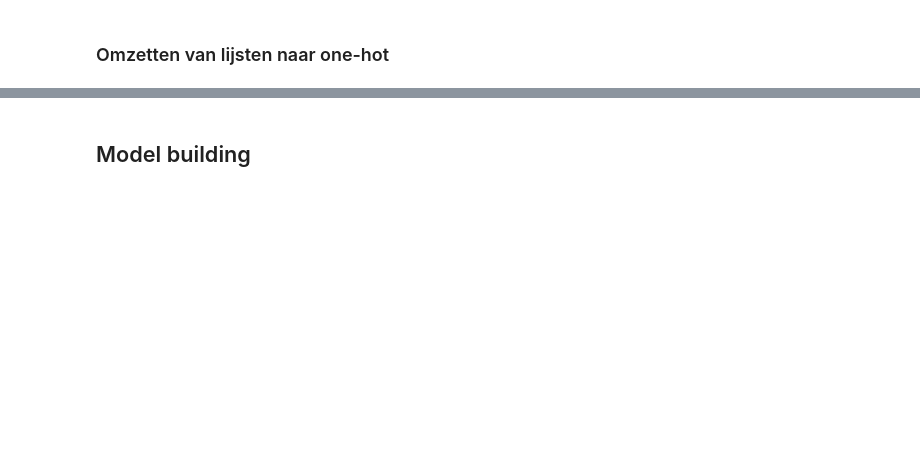
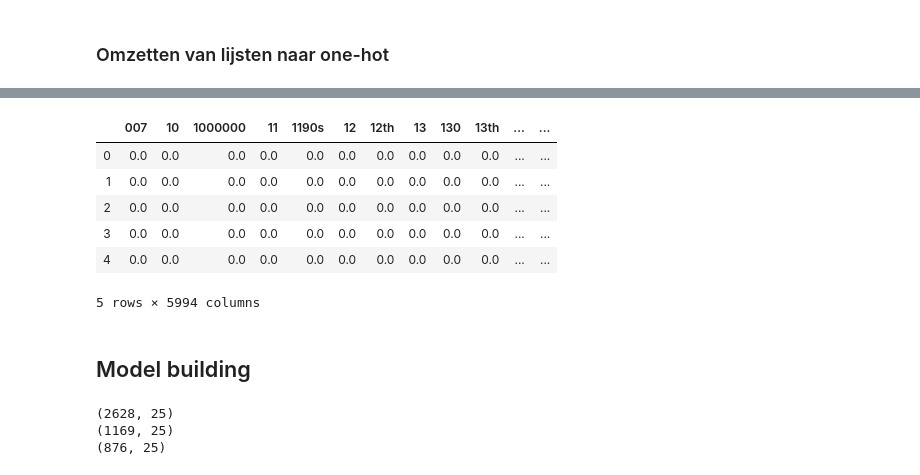
Before and after one commit to Casper-Smet/movie-revenue-predictions, a Jupyter notebook: individual_questions/Q2/plot-keywords.ipynb, the cells around one changed output, grey strips where cells are left out. Drawn from its saved outputs; the diff is of its cells as text; code cells hidden in the pictures; blank space fills up the shorter version.

Commit message:
Added multilabel classification models, added (sub-)paragraphs

```diff
--- a/individual_questions/Q2/plot-keywords.ipynb
+++ b/individual_questions/Q2/plot-keywords.ipynb
@@ -271,3 +275,48 @@ df_Q2.head()
 5 rows × 28 columns
+# %%
+from sklearn.feature_extraction.text import TfidfVectorizer
+from nltk.corpus import stopwords
+stop_words = set(stopwords.words('english'))
+
+vec = TfidfVectorizer(stop_words=stop_words)
+# vec = TfidfVectorizer()
+X = vec.fit_transform(df_Q2["Plot Keywords"])
+# %%
+
+pd.DataFrame(X.toarray(), columns=vec.get_feature_names()).head()
+# %% [output]
+|  | 007 | 10 | 1000000 | 11 | 1190s | 12 | 12th | 13 | 130 | 13th | ... | ... |
+| 0 | 0.0 | 0.0 | 0.0 | 0.0 | 0.0 | 0.0 | 0.0 | 0.0 | 0.0 | 0.0 | ... | ... |
+| 1 | 0.0 | 0.0 | 0.0 | 0.0 | 0.0 | 0.0 | 0.0 | 0.0 | 0.0 | 0.0 | ... | ... |
+| 2 | 0.0 | 0.0 | 0.0 | 0.0 | 0.0 | 0.0 | 0.0 | 0.0 | 0.0 | 0.0 | ... | ... |
+| 3 | 0.0 | 0.0 | 0.0 | 0.0 | 0.0 | 0.0 | 0.0 | 0.0 | 0.0 | 0.0 | ... | ... |
+| 4 | 0.0 | 0.0 | 0.0 | 0.0 | 0.0 | 0.0 | 0.0 | 0.0 | 0.0 | 0.0 | ... | ... |
+5 rows × 5994 columns
 # %% [markdown]
 ## Model building
+# %%
+from sklearn.metrics import accuracy_score
+from sklearn.multiclass import OneVsRestClassifier
+from sklearn.naive_bayes import MultinomialNB
+from sklearn.pipeline import Pipeline
+from sklearn.model_selection import train_test_split
+
+train, test = train_test_split(df_Q2[["Plot Keywords"] + genre_uniques["Split Genres"].tolist()], random_state=2)
+
+train, validation = train_test_split(train, random_state=2)
+
+X_train = train["Plot Keywords"]
+Y_train = train[genre_uniques["Split Genres"].tolist()]
+
+X_test = test["Plot Keywords"]
+Y_test = test[genre_uniques["Split Genres"].tolist()]
+
+X_validation = validation["Plot Keywords"]
+
+print(train.shape)
+print(test.shape)
+print(validation.shape)
+# %% [output]
+(2628, 25)
+(1169, 25)
+(876, 25)
```
Also changed, not shown: parts of 25 cells of this notebook.
